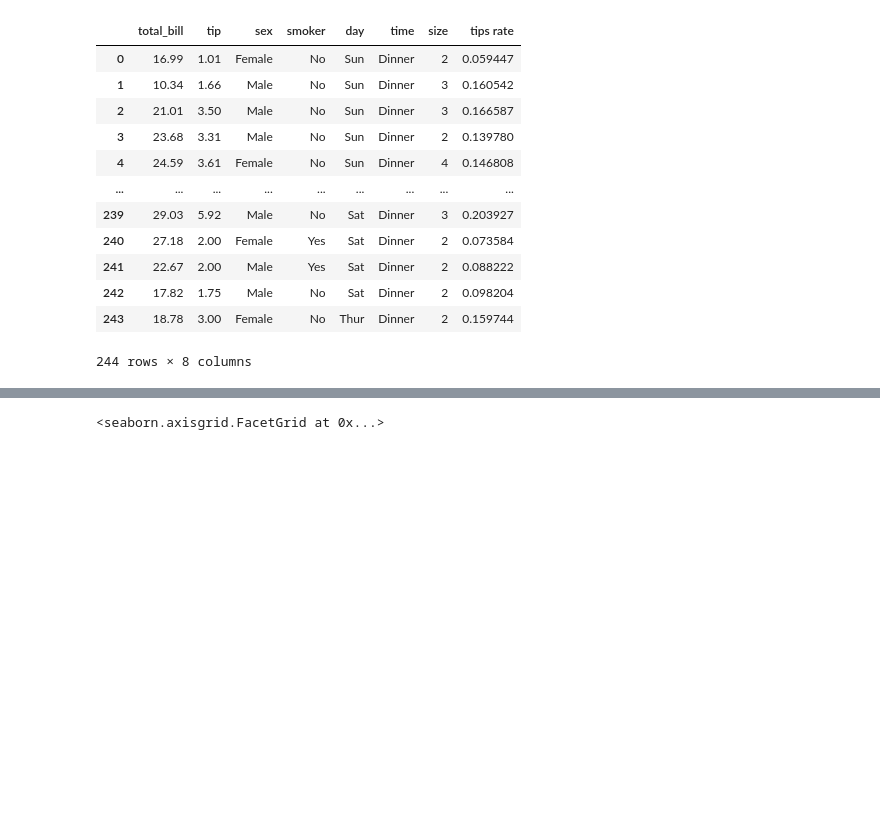
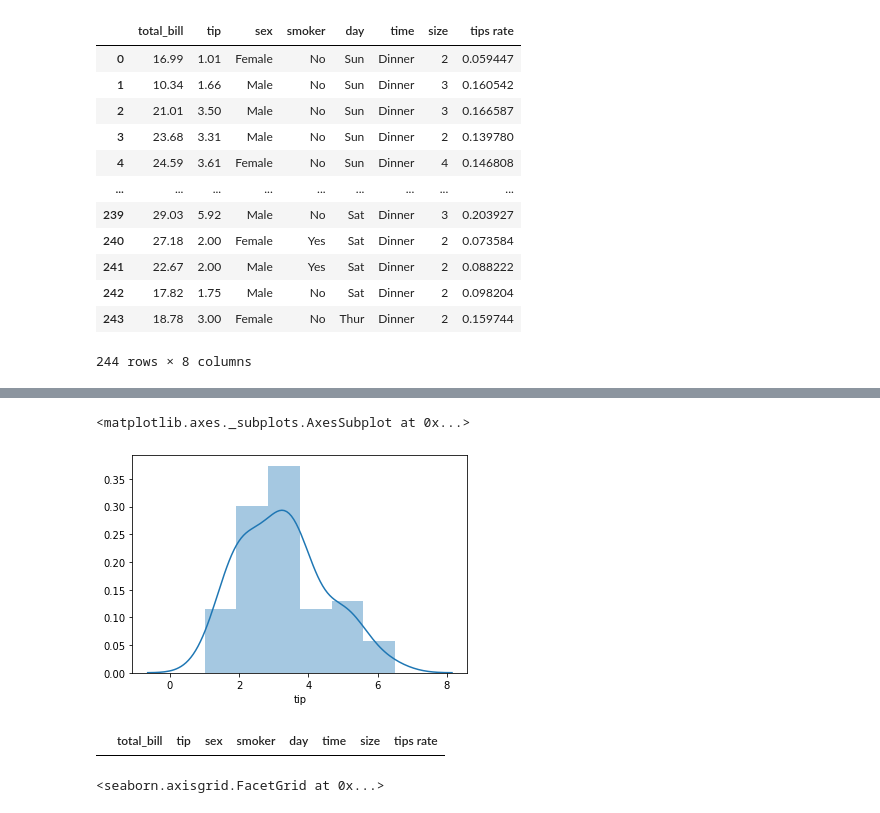
Before and after one commit to kenichir0/stats, a Jupyter notebook: stats1.ipynb, the cells around one changed output, grey strips where cells are left out. Cells and saved outputs as stored; diff of their text form; code cells hidden in the pictures; blank space fills up the shorter version.

```diff
--- a/stats1.ipynb
+++ b/stats1.ipynb
@@ -29,3 +37,14 @@ sns.distplot(df['tip'], kde=False)
+# %%
+a = df[df['day'] == "Sun"]
+
+sns.distplot(a['tip'])
+# %% [output]
+<matplotlib.axes._subplots.AxesSubplot at 0x...>
+[figure, added]
+# %%
+test
+# %% [output]
+|  | total_bill | tip | sex | smoker | day | time | size | tips rate |
 # %%
 sns.catplot(x = 'time',data=df, kind='count')
 # %% [output]
```
Also changed, not shown: parts of 3 cells of this notebook.
